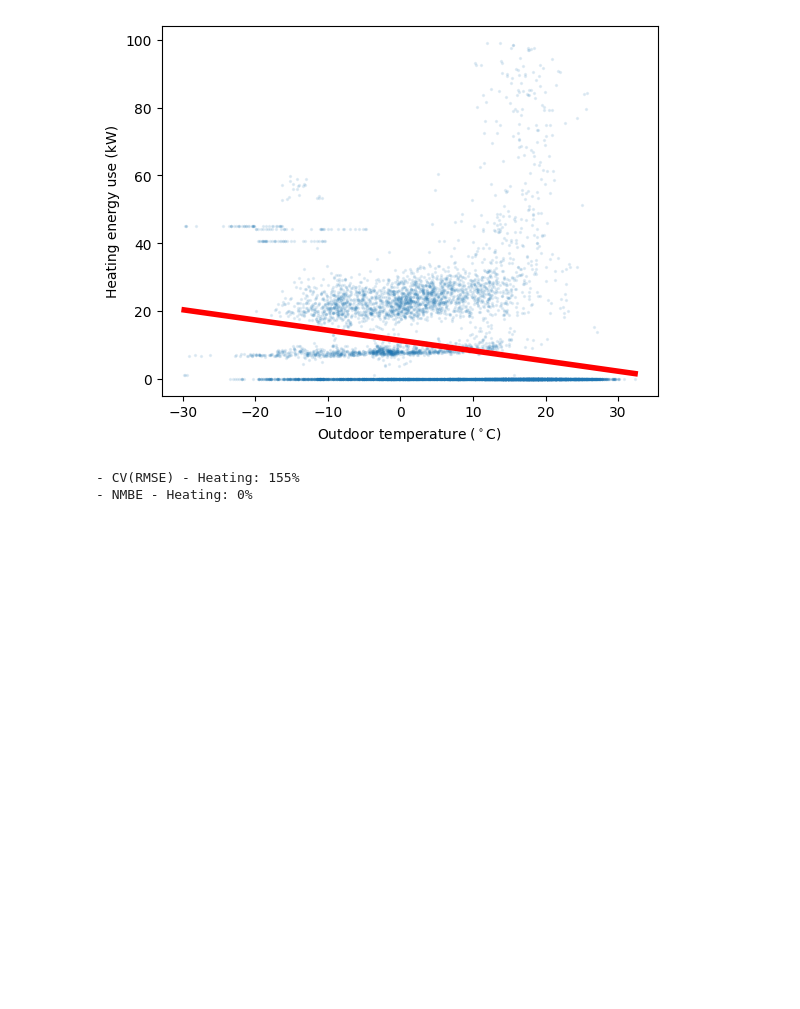
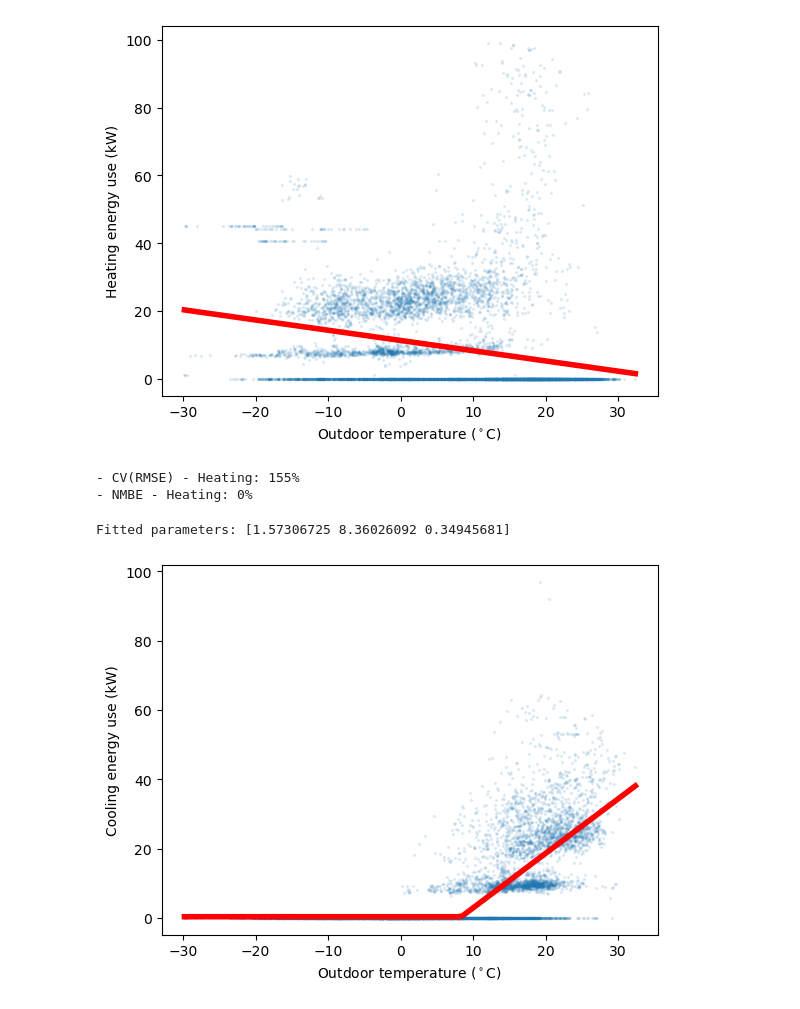
Before and after one commit to theboyisnoone1/BLDG5301F-Final-Project, a Jupyter notebook: Final_Project.ipynb, the cells around one changed output. Drawn from its saved outputs; the diff is of its cells as text; code cells hidden in the pictures; blank space fills up the shorter version.

```diff
--- a/Final_Project.ipynb
+++ b/Final_Project.ipynb
@@ -233,3 +225,54 @@ print(f"- NMBE - Heating: {round(nmbe_heating)}%")
 # %% [output]
 - CV(RMSE) - Heating: 155%
 - NMBE - Heating: 0%
+# %%
+import pandas as pd
+import numpy as np
+import matplotlib.pyplot as plt
+from scipy import optimize
+
+# Read the energy use data file for 2018
+energy = pd.read_excel("Canal_Clean_Energy_Use_with_Heating_and_Cooling.xlsx")
+energy["Timestamp"] = pd.to_datetime(energy["Timestamp"])
+
+# Read the weather data file for 2017
+weather = pd.read_csv("weather.csv")
+weather["Timestamp"] = pd.to_datetime(weather["Timestamp"])
+
+# Merge datasets on the Timestamp column to align data
+data = pd.merge(energy, weather, on="Timestamp", how="inner")
+
+# Ensure no missing values in relevant columns
+data = data.dropna(subset=["T2M", "Cooling"])
+
+# Scatter plot
+plt.scatter(data["T2M"], data["Cooling"], s=2, alpha=0.1)
+plt.xlabel("Outdoor temperature ($^\\circ$C)")
+plt.ylabel("Cooling energy use (kW)")
+
+
+# Define the change point model structure as a function
+def cpm_three_prmtr(x, a, b, c):
+    # Linear decrease below b, flat at c above b
+    return np.where(x > b, a * (x - b) + c, c)
+
+
+# Train the model using the least squares method
+params, params_covariance = optimize.curve_fit(
+    cpm_three_prmtr, data["T2M"], data["Cooling"], p0=[-1, 10, 5]
+)
+
+# Plot the fitted curve
+x_vals = np.linspace(data["T2M"].min(), data["T2M"].max(), num=100)
+plt.plot(
+    x_vals,
+    cpm_three_prmtr(x_vals, params[0], params[1], params[2]),
+    "r-",
+    linewidth=4,
+)
+
+print("Fitted parameters:", params)
+plt.show()
+# %% [output]
+Fitted parameters: [1.57306725 8.36026092 0.34945681]
+[figure, added]
```
Also changed, not shown: parts of 7 cells of this notebook.
